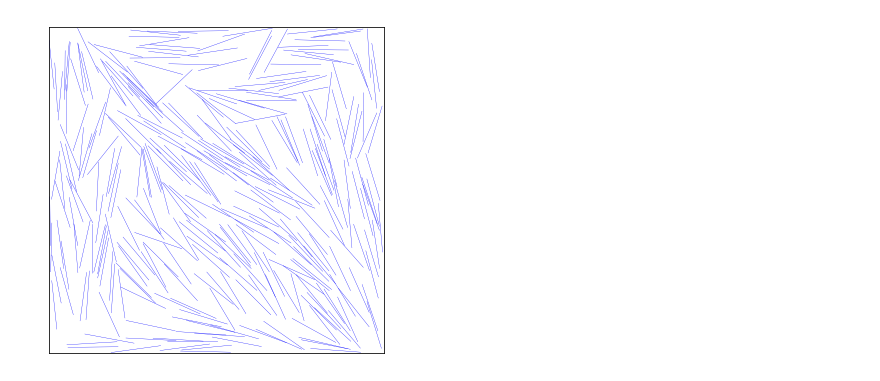
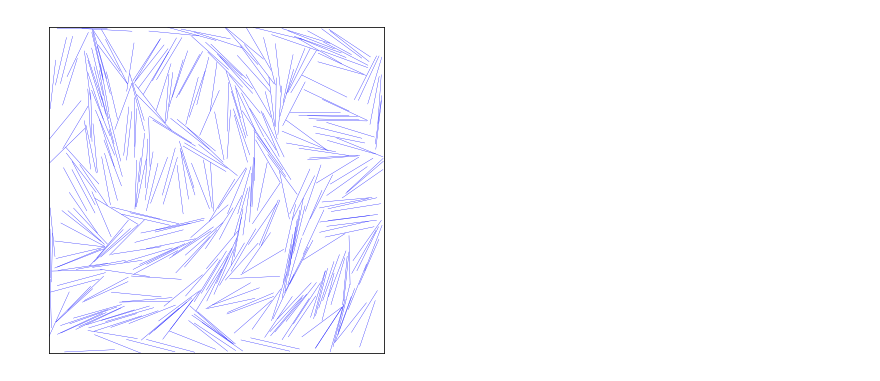
Before and after one commit to m-walters/mcmd, a Jupyter notebook: rodplot.ipynb, the cells around one changed output. Drawn from its saved outputs; the diff is of its cells as text; code cells hidden in the pictures.

```diff
--- a/rodplot.ipynb
+++ b/rodplot.ipynb
@@ -8,22 +8,23 @@ def plotLine(x1,y1,x2,y2):
 # %%
 w = 20.
 h = w
 plt.plot()
 plt.xlim(-w/2,w/2)
 plt.ylim(-h/2,h/2)
 plt.xticks([])
 plt.yticks([])
 
 # Read in data
-fname = "save/confX/sweep_00085000"
+fname = "output/sweep_00094000"
+# fname = "save/confX/sweep_00085000"
 dfile = open(fname, "r")
 for line in dfile.readlines():
     l = line.split()
     plotLine(l[5],l[6],l[7],l[8])
 
 plt.gcf().set_size_inches(6,6)
 f = plt.gcf()
 # %% [output]
-[figure, old version]
+[figure, new version]
 # %%
 f.savefig(fname+".eps");
```
Also changed, not shown: 4 other files.
